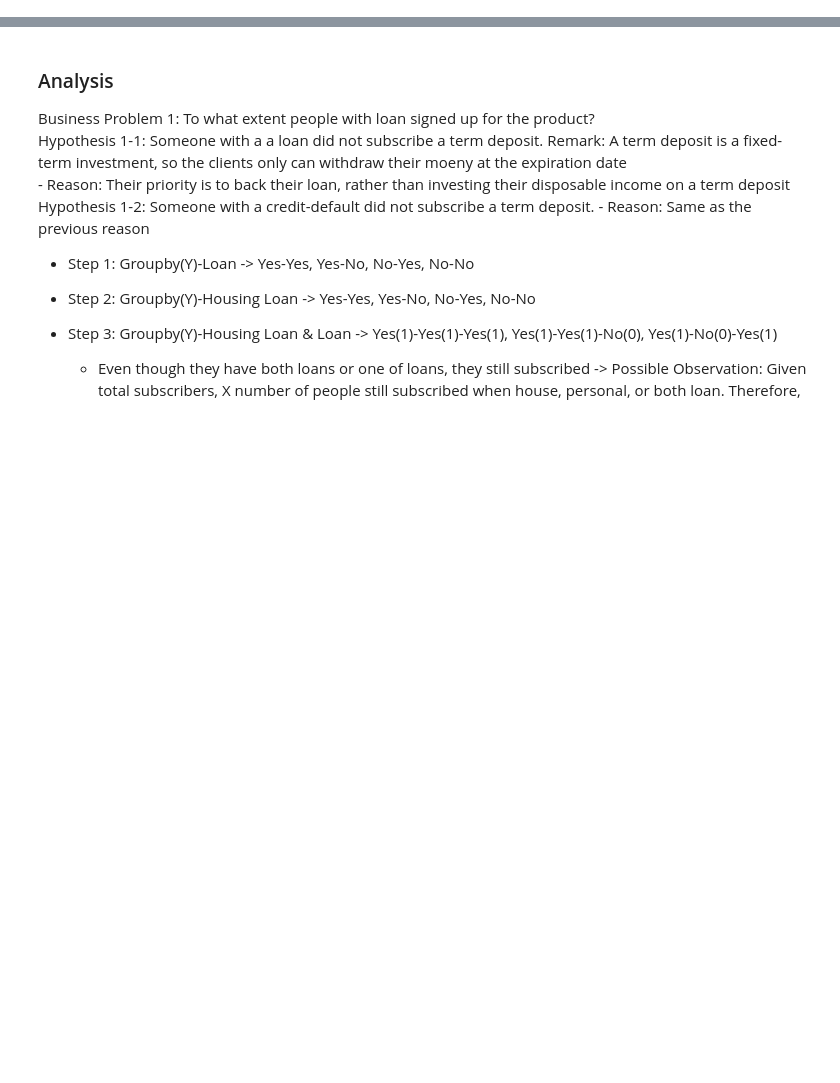
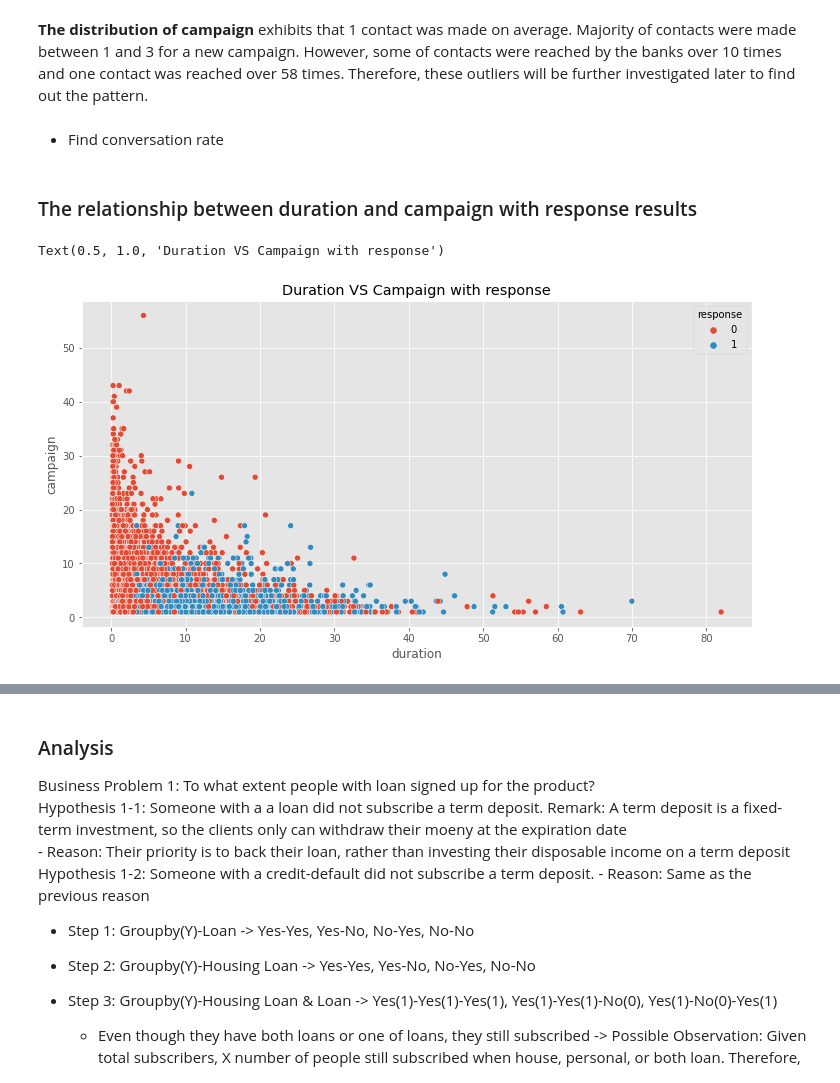
Before and after one commit to lmw0612/bank_telemarketing, a Jupyter notebook: bank_telemarketing.ipynb, the cells around one changed output, grey strips where cells are left out. Cells and saved outputs as stored; diff of their text form; code cells hidden in the pictures; blank space fills up the shorter version.

```diff
--- a/bank_telemarketing.ipynb
+++ b/bank_telemarketing.ipynb
@@ -215,0 +266,12 @@ df['loan'].value_counts().plot(kin)
+# %% [markdown]
+**The distribution of campaign** exhibits that 1 contact was made on average. Majority of contacts were made between 1 and 3 for a new campaign. However, some of contacts were reached by the banks over 10 times and one contact was reached over 58 times. Therefore, these outliers will be further investigated later to find out the pattern.
+# %% [markdown]
+- Find conversation rate
+# %% [markdown]
+### The relationship between duration and campaign with response results
+# %%
+plt.figure(figsize=(12,6))
+sns.scatterplot('duration', 'campaign', hue='response', data=df).set_title('Duration VS Campaign with response')
+# %% [output]
+Text(0.5, 1.0, 'Duration VS Campaign with response')
+[figure, added]
```
Also changed, not shown: parts of 112 cells of this notebook.
